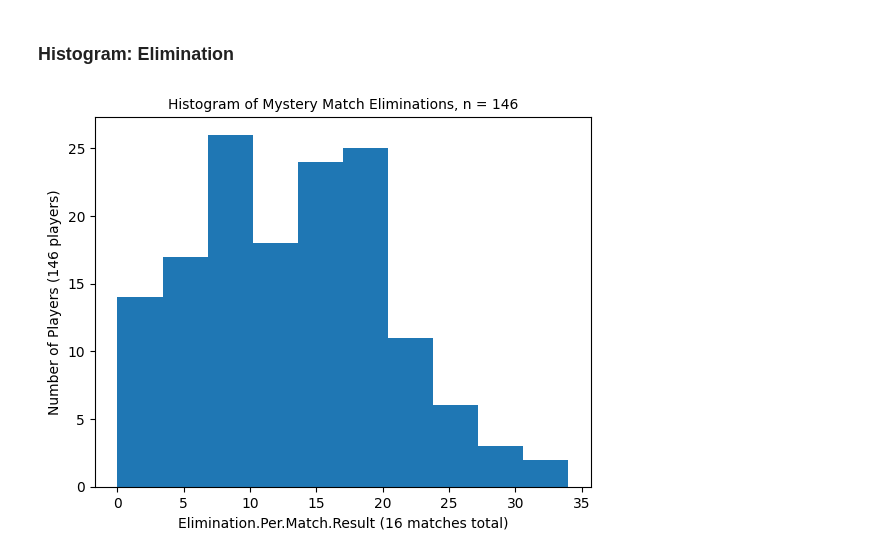
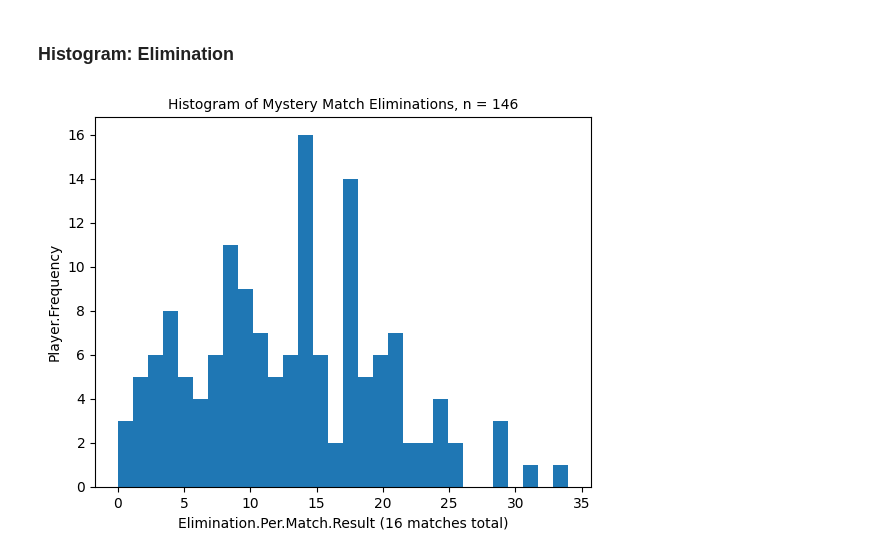
Before and after one commit to ddxbugs/owl-trainer, a Jupyter notebook: mystery.ipynb, the cells around one changed output. Saved outputs shown, nothing was run; the diff lists cells and outputs as text; code cells hidden in the pictures.

Commit message:
mystery update hist bin size

```diff
--- a/mystery.ipynb
+++ b/mystery.ipynb
@@ -104,10 +104,10 @@ plt.show()
 ### Histogram: Elimination
 # %%
 h1 = data['Elimination']
-plt.hist(h1)
+plt.hist(h1, bins=30)
 plt.title('Histogram of Mystery Match Eliminations, n = 146', fontsize=10)
-plt.ylabel('Number of Players (146 players)', fontsize=10)
+plt.ylabel('Player.Frequency', fontsize=10)
 plt.xlabel('Elimination.Per.Match.Result (16 matches total)', fontsize=10)
 plt.show()
 # %% [output]
-[figure, old version]
+[figure, new version]
```
Also changed, not shown: parts of 1 cell of this notebook.
